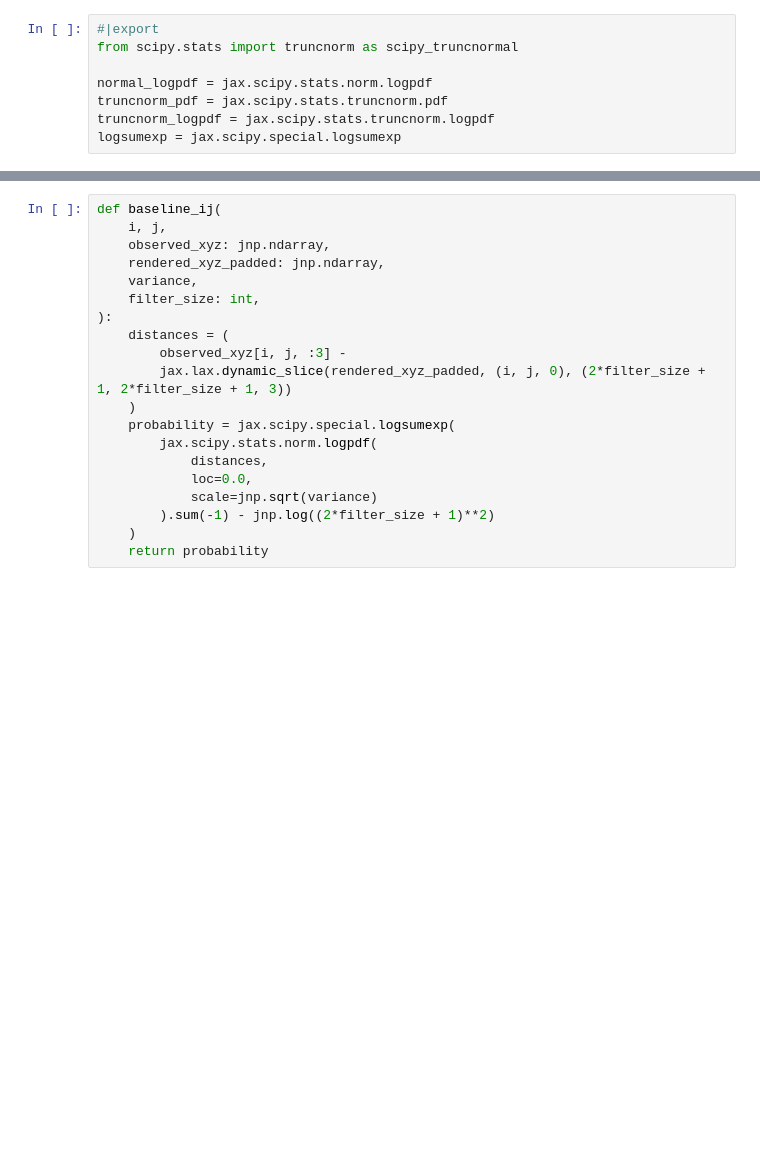
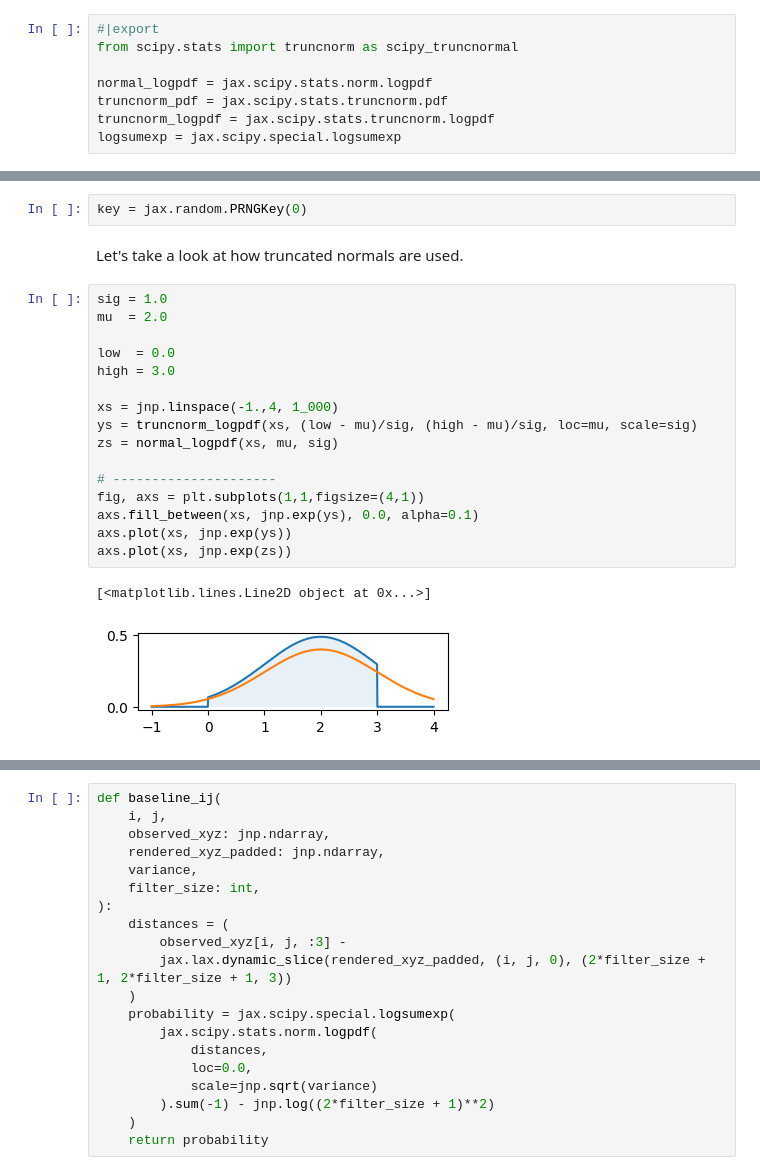
Before and after one commit to mirkoklukas/bayes3d, a Jupyter notebook: scripts/notebooks/_mkl/01 - Likelihood Constrained to Rays.ipynb, the cells around one changed output, grey strips where cells are left out. Cells and saved outputs as stored; diff of their text form; blank space fills up the shorter version.

```diff
--- a/scripts/notebooks/_mkl/01 - Likelihood Constrained to Rays.ipynb
+++ b/scripts/notebooks/_mkl/01 - Likelihood Constrained to Rays.ipynb
@@ -26,3 +70,26 @@ logsumexp = jax.scipy.special.logsumexp
+# %%
+key = jax.random.PRNGKey(0)
+# %% [markdown]
+Let's take a look at how truncated normals are used.
+# %%
+sig = 1.0
+mu  = 2.0
+
+low  = 0.0
+high = 3.0
+
+xs = jnp.linspace(-1.,4, 1_000)
+ys = truncnorm_logpdf(xs, (low - mu)/sig, (high - mu)/sig, loc=mu, scale=sig)
+zs = normal_logpdf(xs, mu, sig)
+
+# ---------------------
+fig, axs = plt.subplots(1,1,figsize=(4,1))
+axs.fill_between(xs, jnp.exp(ys), 0.0, alpha=0.1)
+axs.plot(xs, jnp.exp(ys))
+axs.plot(xs, jnp.exp(zs))
+# %% [output]
+[<matplotlib.lines.Line2D object at 0x...>]
+[figure, added]
 # %%
 imgs = []
 for t in range(10):
```
Also changed, not shown: parts of 37 cells of this notebook, 7 other files.
